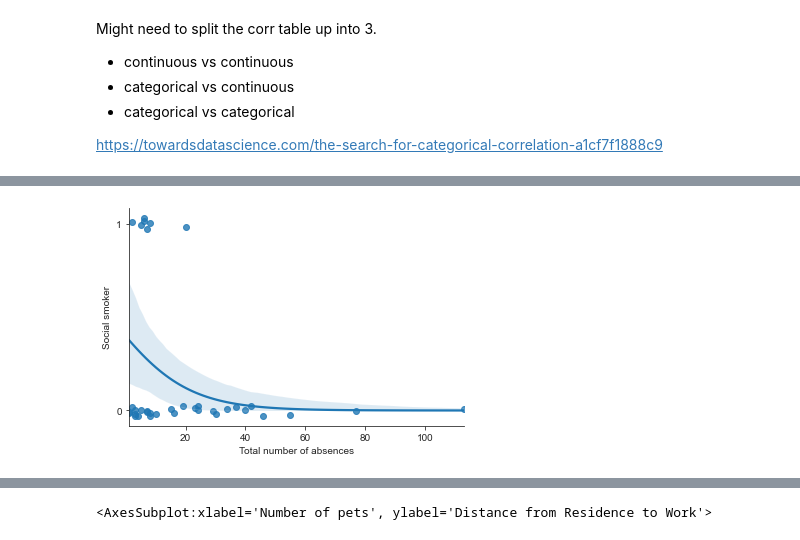
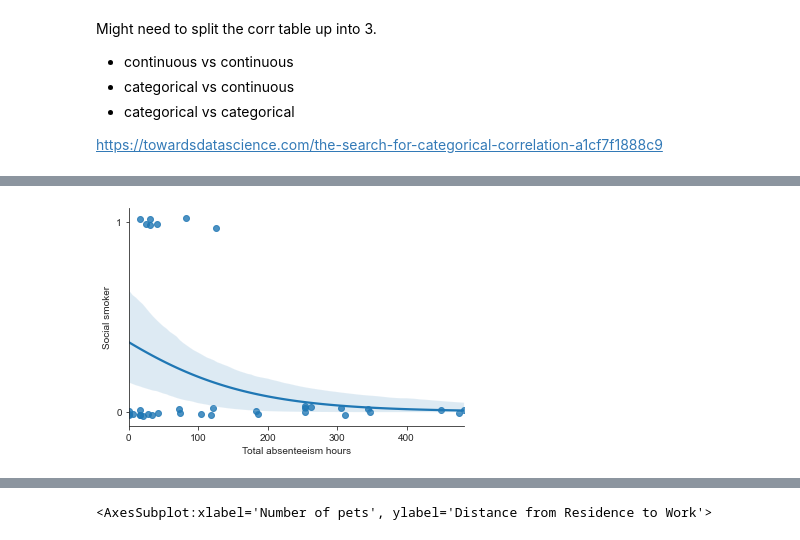
Before and after one commit to diweiho/Absenteeism-at-work, a Jupyter notebook: analysis.ipynb, the cells around one changed output, grey strips where cells are left out. Saved outputs shown, nothing was run; the diff lists cells and outputs as text; code cells hidden in the pictures.

```diff
--- a/analysis.ipynb
+++ b/analysis.ipynb
@@ -412,12 +532,12 @@ https://towardsdatascience.com/the-search-for-categorical-correlation-a1cf7f1888
 # %%
 
-sns.regplot(x='Total number of absences', y='Social smoker', data=summ_df, logistic=True, y_jitter=0.03)
+sns.regplot(x='Total absenteeism hours', y='Social smoker', data=summ_df, logistic=True, y_jitter=0.03)
 plt.yticks(range(2))
 plt.show()
 
 # https://www.statisticssolutions.com/free-resources/directory-of-statistical-analyses/assumptions-of-logistic-regression/
 # %% [output]
-[figure, old version]
+[figure, new version]
 # %%
 sns.regplot(x='Number of children', y='Social drinker', data=summ_df, logistic=True, y_jitter=0.03)
 plt.yticks(range(2))
```
Also changed, not shown: parts of 21 cells of this notebook.
